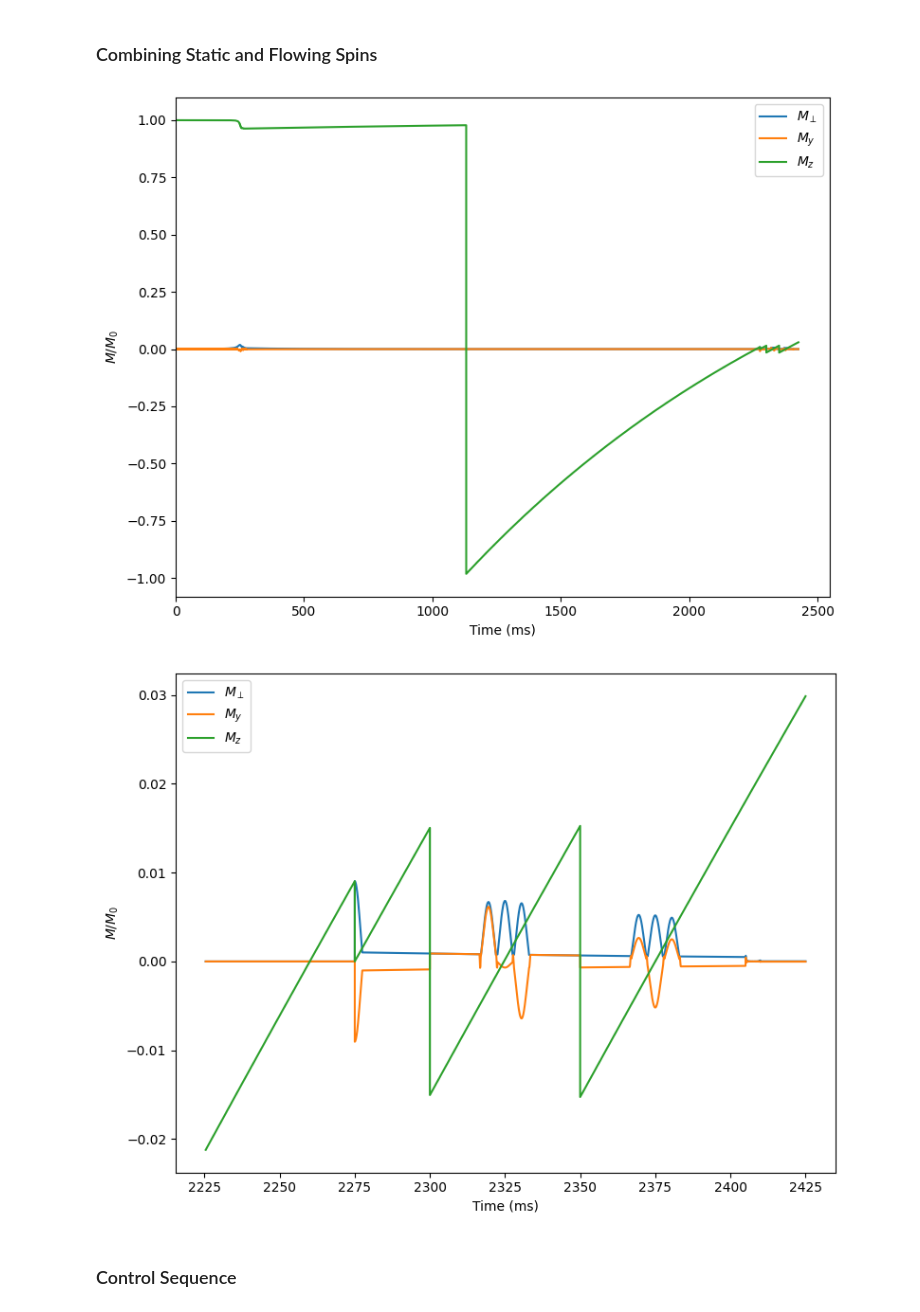
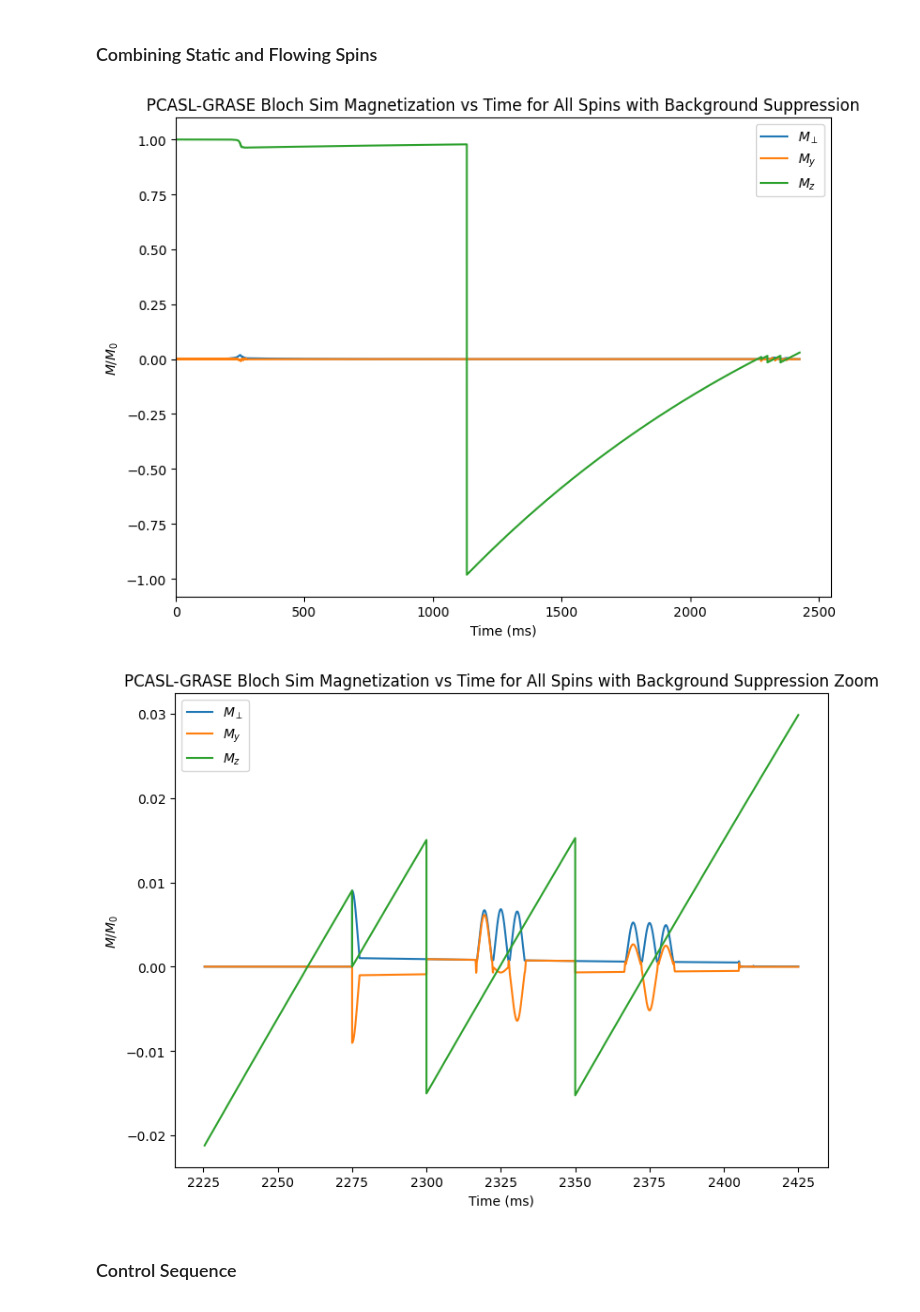
Before and after one commit to nathanielatom/asl-bloch-sim, a Jupyter notebook: Bloch ASL PCASL-GRASE Background Suppression.ipynb, the cells around one changed output. Cells and saved outputs as stored; diff of their text form; code cells hidden in the pictures.

Commit message:
organized notebooks and made background suppression plots more consistent

```diff
--- a/Bloch ASL PCASL-GRASE Background Suppression.ipynb
+++ b/Bloch ASL PCASL-GRASE Background Suppression.ipynb
@@ -52,7 +46,7 @@ flowrate = 0.005 # cm/ms
 flowffset = 1.25 # cm
 def trajectory(t):
     """
-    Return position Time in
+    Return position in cm given time in ms.
     """
     r = flowrate * t - flowffset
     return r
@@ -598,27 +589,27 @@ plt.xlim(0)
 plt.xlabel("Time (ms)")
 plt.ylabel("$M/M_0$")
 plt.legend()
-# plt.title('EPI Bloch Sim Magnetization vs Time')
+plt.title('PCASL-GRASE Bloch Sim Magnetization vs Time for All Spins with Background Suppression')
 plt.tight_layout()
-# plt.savefig('EPI Bloch Sim Magnetization vs Time.png')
+plt.savefig('figures/PCASL-GRASE Bloch Sim Magnetization vs Time for All Spins with Background Suppression.png')
 # %% [output]
-[figure, old version]
+[figure, new version]
 # %%
 x_axis = [x.convert_to(ms) for x in time]
 
 fig = plt.figure(figsize=(8, 6), dpi=100)
 plt.plot(x_axis[-2000:], np.abs(transverse_mag[-2000:]), label="$M_\perp$")
 # plt.plot(x_axis, transverse_mag.real, label="$M_x$")
 plt.plot(x_axis[-2000:], transverse_mag.imag[-2000:], label="$M_y$")
 plt.plot(x_axis[-2000:], longitudinal_mag[-2000:], label="$M_z$")
 plt.xlabel("Time (ms)")
 plt.ylabel("$M/M_0$")
 plt.legend()
-plt.title('PCASL-GRASE Tagging with Background Suppression Bloch Sim Magnetization vs Time')
+plt.title('PCASL-GRASE Bloch Sim Magnetization vs Time for All Spins with Background Suppression Zoom')
 plt.tight_layout()
-plt.savefig('PCASL-GRASE Tagging with Background Suppression Bloch Sim Magnetization vs Time.png')
+plt.savefig('figures/PCASL-GRASE Bloch Sim Magnetization vs Time for All Spins with Background Suppression Zoom.png')
 # %% [output]
-[figure, old version]
+[figure, new version]
 # %% [markdown]
 ### Control Sequence
 # %%
```
Also changed, not shown: parts of 19 cells of this notebook, 11 other files.
